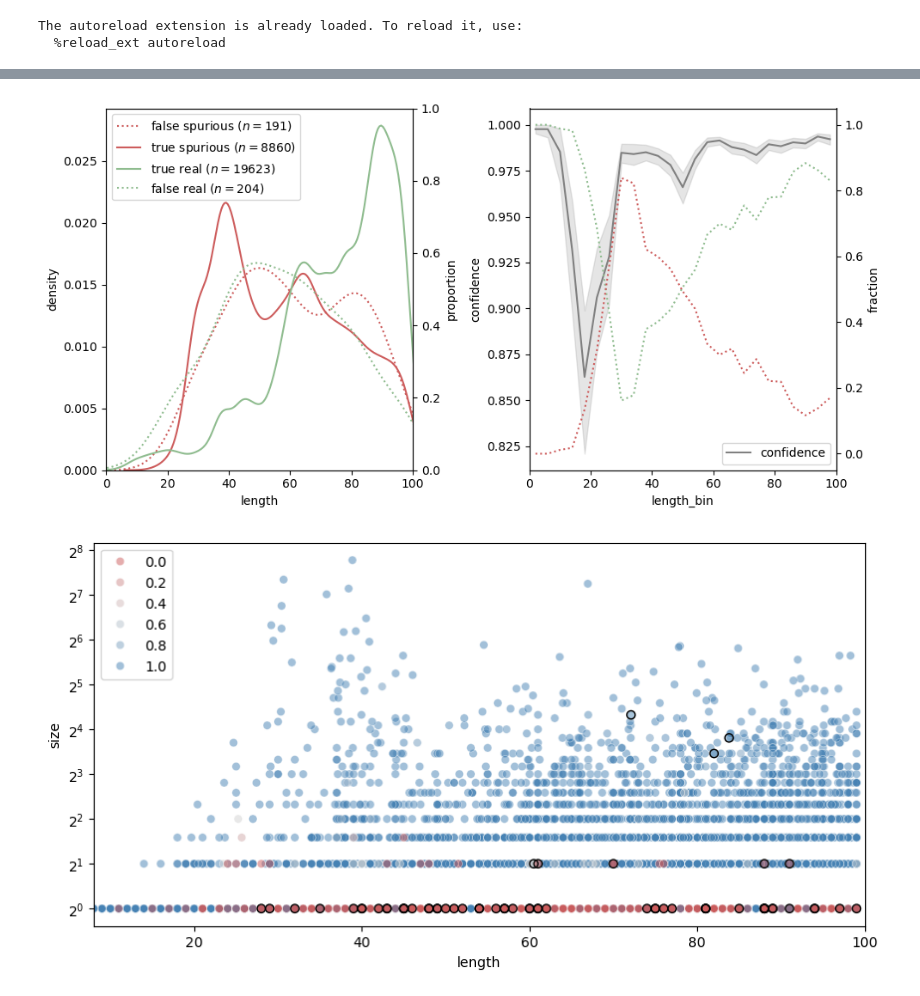
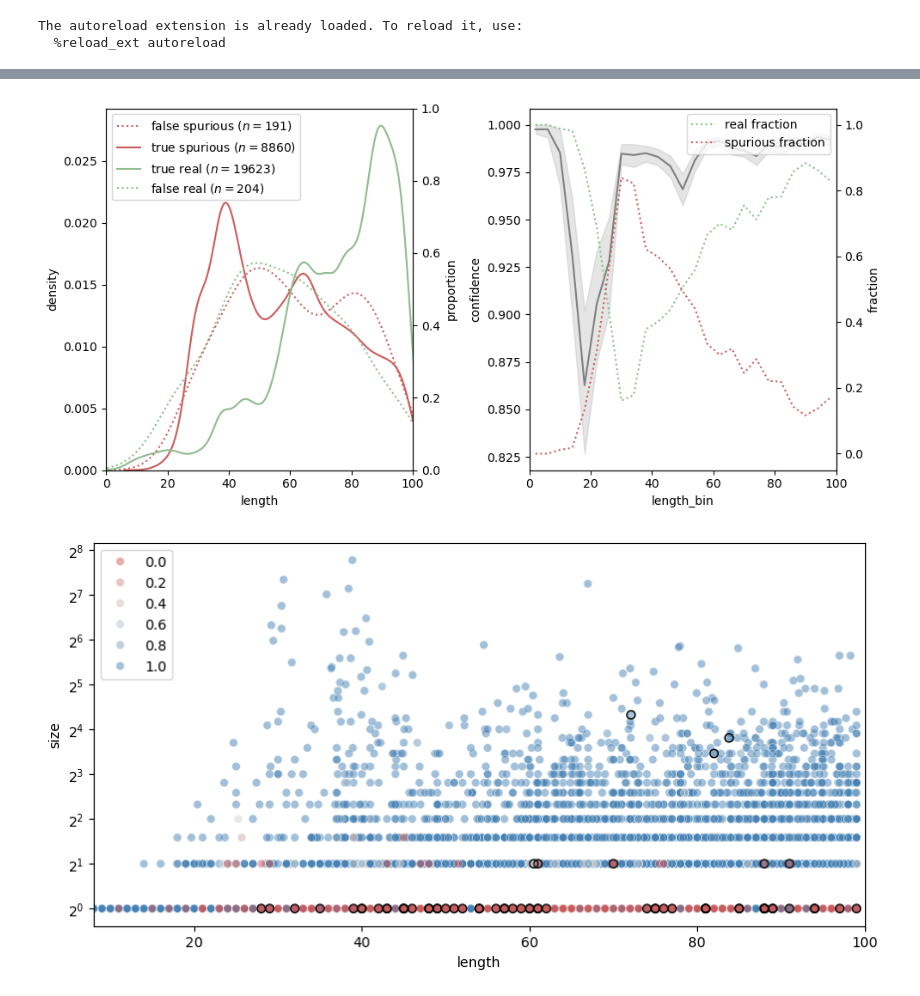
Before and after one commit to pipparichter/frugal, a Jupyter notebook: notebooks/results-4.ipynb, the cells around one changed output, grey strips where cells are left out. Saved outputs shown, nothing was run; the diff lists cells and outputs as text; code cells hidden in the pictures.

Commit message:
graph updates

```diff
--- a/notebooks/results-4.ipynb
+++ b/notebooks/results-4.ipynb
@@ -102,37 +102,36 @@ def figure(results_df:pd.DataFrame, threshold:float=0.95):
     tn_smorf_ids = list(results_df[(results_df.model_label == 0) & (results_df.label == 0)].index)
     fn_smorf_ids = list(results_df[(results_df.model_label == 0) & (results_df.label == 1)].index)
     tp_smorf_ids = list(results_df[(results_df.model_label == 1) & (results_df.label == 1)].index)
     fp_smorf_ids = list(results_df[(results_df.model_label == 1) & (results_df.label == 0)].index)
 
     conditions = [ax_df.index.isin(fn_smorf_ids), ax_df.index.isin(tn_smorf_ids), ax_df.index.isin(tp_smorf_ids), ax_df.index.isin(fp_smorf_ids)]
     categories = [f'false spurious ($n={len(fn_smorf_ids)}$)', f'true spurious ($n={len(tn_smorf_ids)}$)', f'true real ($n={len(tp_smorf_ids)}$)', f'false real ($n={len(fp_smorf_ids)}$)']
     ax_df['category'] = np.select(conditions, categories, default='none')
     ax_df = ax_df[ax_df.category != 'none'].copy() # TODO: Need to fix this.
 
     ax_a_.set_ylabel('proportion')
     colors = ['indianred', 'indianred', 'darkseagreen', 'darkseagreen']
     styles = [':', '-', '-', ':']
     for color, style, category in zip(colors, styles, categories):
         sns.kdeplot(ax_df[ax_df.category == category], x='length', ax=ax_a, label=category, linestyle=style, color=color)
     ax_a.legend()
     # TODO: Add an ECDF plot in the background.
     ax_a.set_ylabel('density')
     ax_a.set_xlim(xmax=100, xmin=0)
 
-    sns.lineplot(ax_df, x='length_bin', y='is_real', ax=ax_b_, color='darkseagreen', linestyle=':', errorbar=None) # , alpha=0.5, errorbar=None)
-    sns.lineplot(ax_df, x='length_bin', y='is_spurious', ax=ax_b_, color='indianred', linestyle=':', errorbar=None) # , alpha=0.5, errorbar=None)
+    sns.lineplot(ax_df, x='length_bin', y='is_real', ax=ax_b_, color='darkseagreen', linestyle=':', errorbar=None, label='real fraction') # , alpha=0.5, errorbar=None)
+    sns.lineplot(ax_df, x='length_bin', y='is_spurious', ax=ax_b_, color='indianred', linestyle=':', errorbar=None, label='spurious fraction') # , alpha=0.5, errorbar=None)
     # sns.lineplot(ax_df[ax_df.model_label == 0], x='length_bin', y='confidence', ax=ax_b, color='indianred', label='spurious')
     # sns.lineplot(ax_df[ax_df.model_label == 1], x='length_bin', y='confidence', ax=ax_b, color='darkseagreen', label='real')
-    sns.lineplot(ax_df, x='length_bin', y='confidence', ax=ax_b, color='gray', label='confidence')
+    sns.lineplot(ax_df, x='length_bin', y='confidence', ax=ax_b, color='gray')
     ax_b.set_xlim(xmax=100, xmin=0)
     ax_b.set_ylabel('confidence')
     ax_b_.set_ylabel('fraction')
 
     plt.tight_layout()
     plt.show()
 
-figure(results_df,threshold=0.95)
-# figure(results_df, mislabeled_smorf_ids=None, threshold=0.5)
+figure(results_df)
 # %% [output]
-[figure, old version]
+[figure, new version]
 # %%
```
Also changed, not shown: parts of 3 cells of this notebook, 4 other files.
